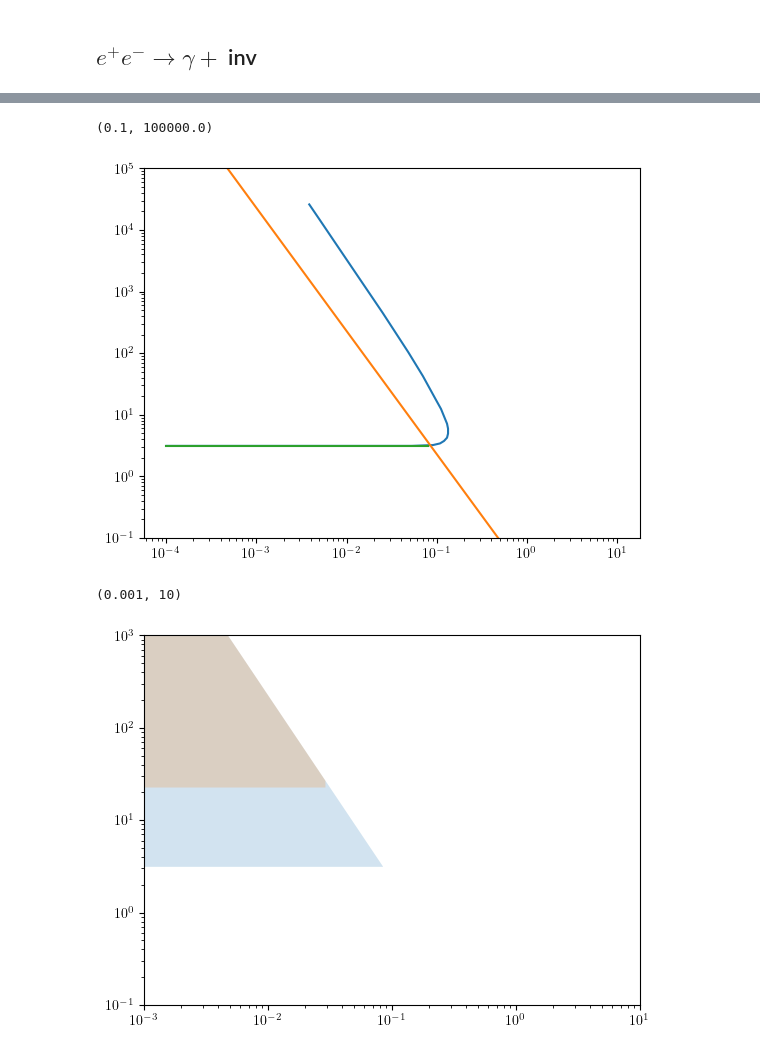
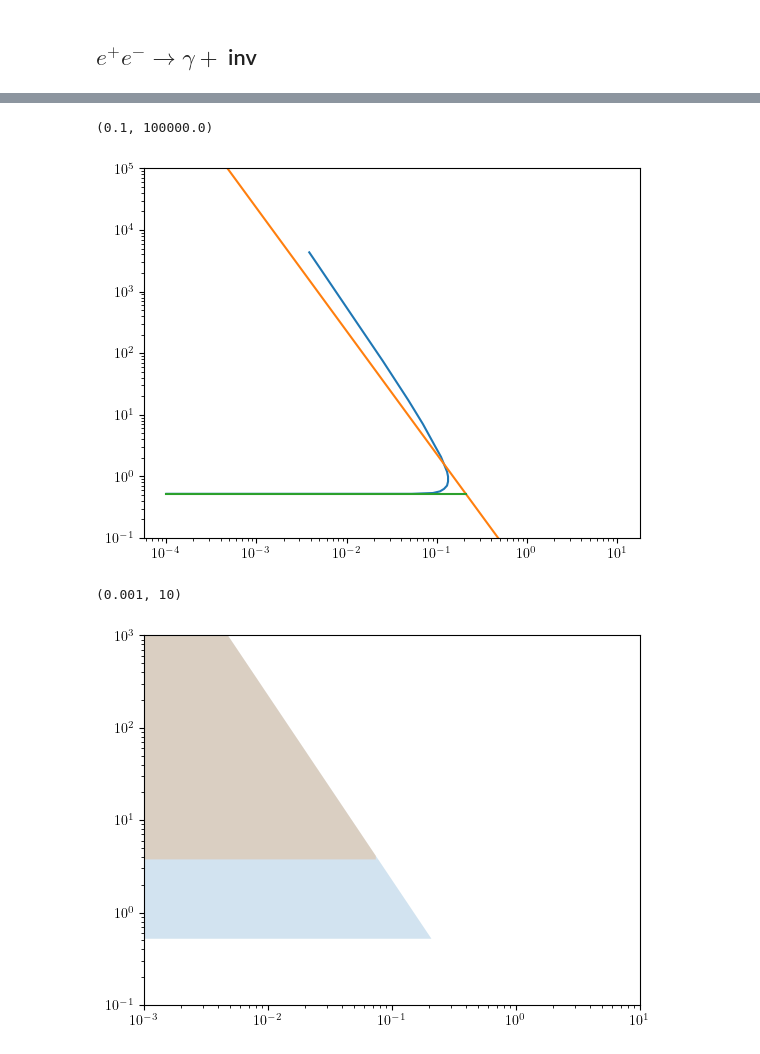
Before and after one commit to Jorge-Alda/tauALPs, a Jupyter notebook: ALP/BelleII/belleII_c0.ipynb, the cells around one changed output, grey strips where cells are left out. Saved outputs shown, nothing was run; the diff lists cells and outputs as text; code cells hidden in the pictures.

Commit message:
effect of cgamma0 on lower limits of ee->gamma+a

```diff
--- a/ALP/BelleII/belleII_c0.ipynb
+++ b/ALP/BelleII/belleII_c0.ipynb
@@ -94,9 +99,9 @@ plt.loglog(df_3gamma_50ab_clean['ma_GeV'], df_3gamma_50ab_clean['gtau']/(mtau*1e
 # %%
-lreg_3gamma_20fb = linregress(np.log(df_3gamma_20fb_clean['ma_GeV']), np.log(df_3gamma_20fb_clean['gtau']/(mtau*1e-6)))
+lreg_3gamma_20fb = linregress(np.log(df_3gamma_20fb_clean['ma_GeV']), np.log(df_3gamma_20fb_clean['gtau']/(mtau*1e-6)/6))
 def interp_3gamma_20fb(ma):
     return np.exp(lreg_3gamma_20fb.slope*np.log(ma)+lreg_3gamma_20fb.intercept)
 
-lreg_3gamma_50ab = linregress(np.log(df_3gamma_50ab_clean['ma_GeV']), np.log(df_3gamma_50ab_clean['gtau']/(mtau*1e-6)))
+lreg_3gamma_50ab = linregress(np.log(df_3gamma_50ab_clean['ma_GeV']), np.log(df_3gamma_50ab_clean['gtau']/(mtau*1e-6)/6))
 def interp_3gamma_50ab(ma):
     return np.exp(lreg_3gamma_50ab.slope*np.log(ma)+lreg_3gamma_50ab.intercept)
 # %%
@@ -114,13 +119,13 @@ ctau_3gamma_20fb = []
 for ma in np.logspace(np.log10(0.15), np.log10(0.95*np.min(df_3gamma_20fb_clean['ma_GeV'])), 5):
     ctau_3gamma_20fb.append(max(coupling_length_ALP(1, ma), interp_3gamma_20fb(ma)))
 for ma, gtau in df_3gamma_20fb_clean.values:
-    ctau_3gamma_20fb.append(max(coupling_length_ALP(1, ma), gtau/(mtau*1e-6)))
+    ctau_3gamma_20fb.append(max(coupling_length_ALP(1, ma), gtau/(mtau*1e-6)/6))
 
 ctau_3gamma_50ab = []
 for ma in np.logspace(np.log10(0.15), np.log10(0.95*np.min(df_3gamma_50ab_clean['ma_GeV'])), 5):
     ctau_3gamma_50ab.append(max(coupling_length_ALP(1, ma), interp_3gamma_50ab(ma)))
 for ma, gtau in df_3gamma_50ab_clean.values:
-    ctau_3gamma_50ab.append(max(coupling_length_ALP(1, ma), gtau/(mtau*1e-6)))
+    ctau_3gamma_50ab.append(max(coupling_length_ALP(1, ma), gtau/(mtau*1e-6)/6))
 # %%
 plt.loglog(list(np.logspace(np.log10(0.15), np.log10(0.95*np.min(df_3gamma_20fb_clean['ma_GeV'])), 5))+list(df_3gamma_20fb_clean['ma_GeV']), ctau_3gamma_20fb)
 plt.loglog(list(np.logspace(np.log10(0.15), np.log10(0.95*np.min(df_3gamma_50ab_clean['ma_GeV'])), 5))+list(df_3gamma_50ab_clean['ma_GeV']), ctau_3gamma_50ab)
@@ -163,24 +168,24 @@ plt.ylim(1e-1, 1e5)
 # %%
-plt.loglog(df_gammainv_50ab['ma_GeV'], df_gammainv_50ab['gtau']/(mtau*1e-6))
+plt.loglog(df_gammainv_50ab['ma_GeV'], df_gammainv_50ab['gtau']/(mtau*1e-6)/6)
 plt.loglog(np.logspace(-4, 1, 200), [coupling_length_ALP(300, ma) for ma in np.logspace(-4, 1, 200)])
-plt.plot([1e-4, 0.08], [df_gammainv_50ab['gtau'][0]/(mtau*1e-6), df_gammainv_50ab['gtau'][0]/(mtau*1e-6)])
+plt.plot([1e-4, 0.21], [df_gammainv_50ab['gtau'][0]/(mtau*1e-6)/6, df_gammainv_50ab['gtau'][0]/(mtau*1e-6)/6])
 plt.ylim(1e-1, 1e5)
 # %% [output]
 (0.1, 100000.0)
-[figure, old version]
+[figure, new version]
 # %%
-low_gammainv_20fb = [df_gammainv_20fb['gtau'][0]/(mtau*1e-6) if ma<3e-2 else np.nan for ma in np.logspace(-4, np.log10(0.08), 200)]
+low_gammainv_20fb = [df_gammainv_20fb['gtau'][0]/(mtau*1e-6)/6 if ma<0.075 else np.nan for ma in np.logspace(-4, np.log10(0.21), 200)]
 # %%
 
-plt.fill_between(np.logspace(-4, np.log10(0.085), 200), df_gammainv_50ab['gtau'][0]/(mtau*1e-6), [coupling_length_ALP(300, ma) for ma in np.logspace(-4, np.log10(0.085), 200)], alpha=0.2)
-plt.fill_between(np.logspace(-4, np.log10(0.08), 200), low_gammainv_20fb, [coupling_length_ALP(300, ma) for ma in np.logspace(-4, np.log10(0.08), 200)], alpha=0.2)
+plt.fill_between(np.logspace(-4, np.log10(0.21), 200), df_gammainv_50ab['gtau'][0]/(mtau*1e-6)/6, [coupling_length_ALP(300, ma) for ma in np.logspace(-4, np.log10(0.21), 200)], alpha=0.2)
+plt.fill_between(np.logspace(-4, np.log10(0.21), 200), low_gammainv_20fb, [coupling_length_ALP(300, ma) for ma in np.logspace(-4, np.log10(0.21), 200)], alpha=0.2)
 ax = plt.gca()
 ax.set_xscale('log')
 ax.set_yscale('log')
 plt.ylim(0.1, 1000)
 plt.xlim(1e-3, 10)
 # %% [output]
 (0.001, 10)
-[figure, old version]
+[figure, new version]
 # %%
 pd.DataFrame({
```
Also changed, not shown: parts of 10 cells of this notebook, 2 other files.
